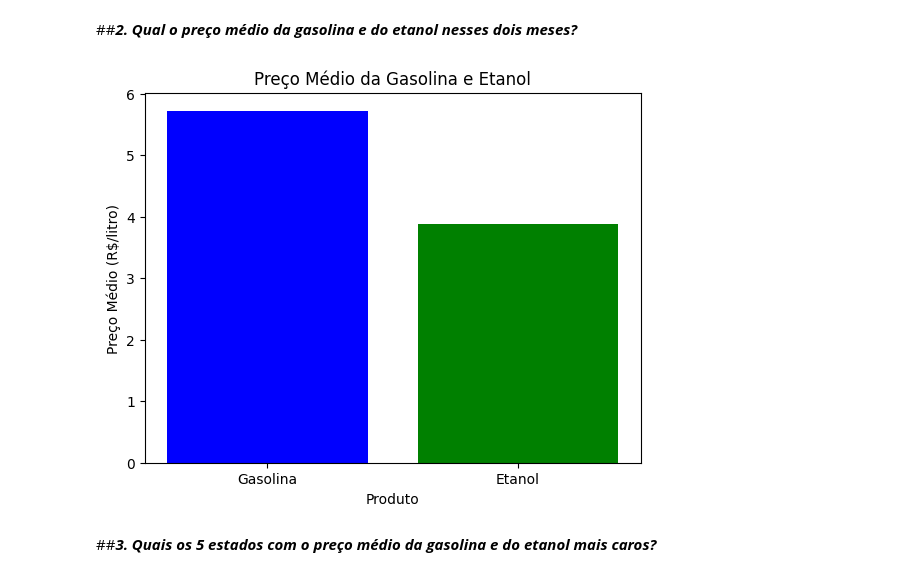
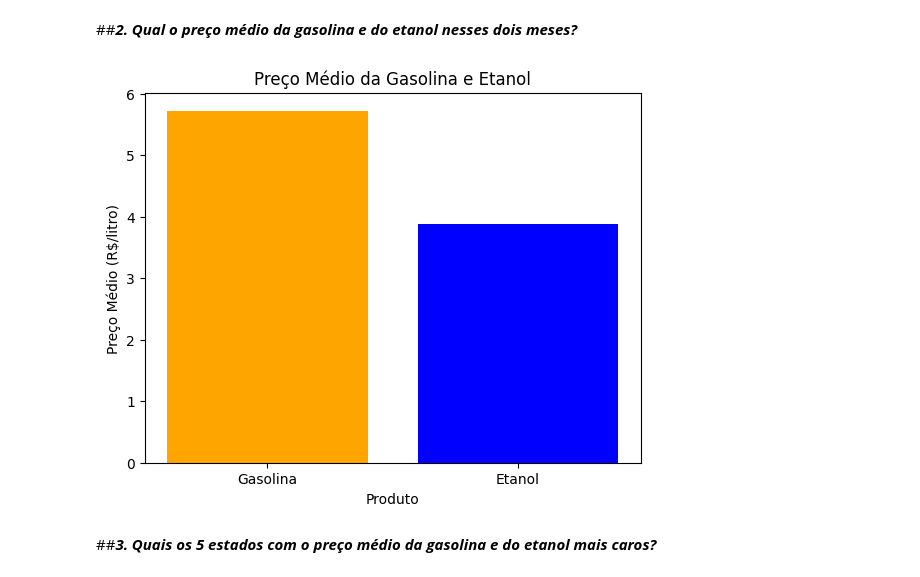
Before and after one commit to alsantosad/PROJECT-ROCKET, a Jupyter notebook: M4TRABALHO_EM_GRUPO.ipynb, the cells around one changed output. Drawn from its saved outputs; the diff is of its cells as text; code cells hidden in the pictures.

```diff
--- a/M4TRABALHO_EM_GRUPO.ipynb
+++ b/M4TRABALHO_EM_GRUPO.ipynb
@@ -275,32 +275,32 @@ dfproc.head(2)
 # %%
 # Filtrar apenas as linhas relacionadas à gasolina
 gasolina_df = dfproc[dfproc['Produto'] == 'GASOLINA']
 
 # Filtrar apenas as linhas relacionadas ao etanol
 etanol_df = dfproc[dfproc['Produto'] == 'ETANOL']
 
 # Calcular o preço médio da gasolina
 preco_medio_gasolina = gasolina_df['Valor de Venda'].mean()
 
 # Calcular o preço médio do etanol
 preco_medio_etanol = etanol_df['Valor de Venda'].mean()
 
 # Dados para o gráfico
 produtos = ['Gasolina', 'Etanol']
 precos_medios = [preco_medio_gasolina, preco_medio_etanol]
 
 # Criar o gráfico de barras
-plt.bar(produtos, precos_medios, color=['blue', 'green'])
+plt.bar(produtos, precos_medios, color=['orange', 'blue'])
 
 # Adicionar rótulos e título ao gráfico
 plt.xlabel('Produto')
 plt.ylabel('Preço Médio (R$/litro)')
 plt.title('Preço Médio da Gasolina e Etanol')
 
 # Mostrar o gráfico
 plt.show()
 # %% [output]
-[figure, old version]
+[figure, new version]
 # %% [markdown]
 ##***3. Quais os 5 estados com o preço médio da gasolina e do etanol mais caros?***
 # %%
```
Also changed, not shown: parts of 6 cells of this notebook.
